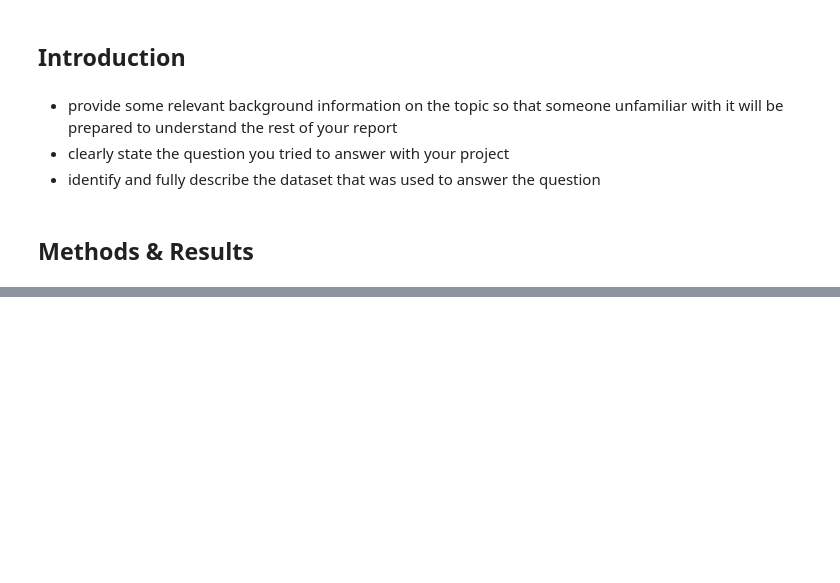
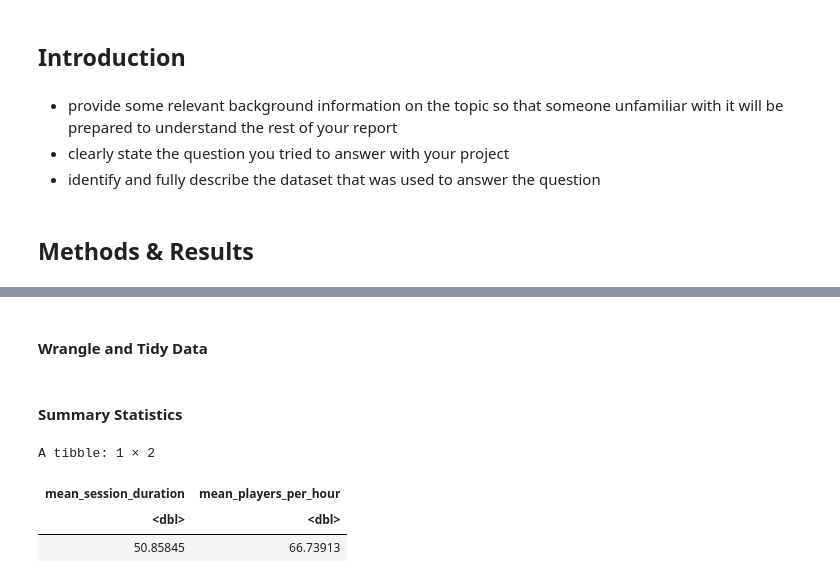
Before and after one commit to anderpudding/dsci-project-005-16, a Jupyter notebook: dcsi-project.ipynb, the cells around one changed output, grey strips where cells are left out. Cells and saved outputs as stored; diff of their text form; code cells hidden in the pictures; blank space fills up the shorter version.

```diff
--- a/dcsi-project.ipynb
+++ b/dcsi-project.ipynb
@@ -20,0 +26,2 @@ your report should include code which:
+# %% [markdown]
+#### Wrangle and Tidy Data
@@ -20,0 +33,13 @@ your report should include code which:
+# %% [markdown]
+#### Summary Statistics
+# %%
+summary_stats <- sessions |>
+    summarise(mean_session_duration = mean(session_duration, na.rm = TRUE),
+        mean_players_per_hour = n() / length(unique(format(start_time, "%H"))))
+
+summary_stats
+# %% [output]
+A tibble: 1 × 2
+| mean_session_duration | mean_players_per_hour |
+| <dbl> | <dbl> |
+| 50.85845 | 66.73913 |
```
Also changed, not shown: parts of 10 cells of this notebook.
